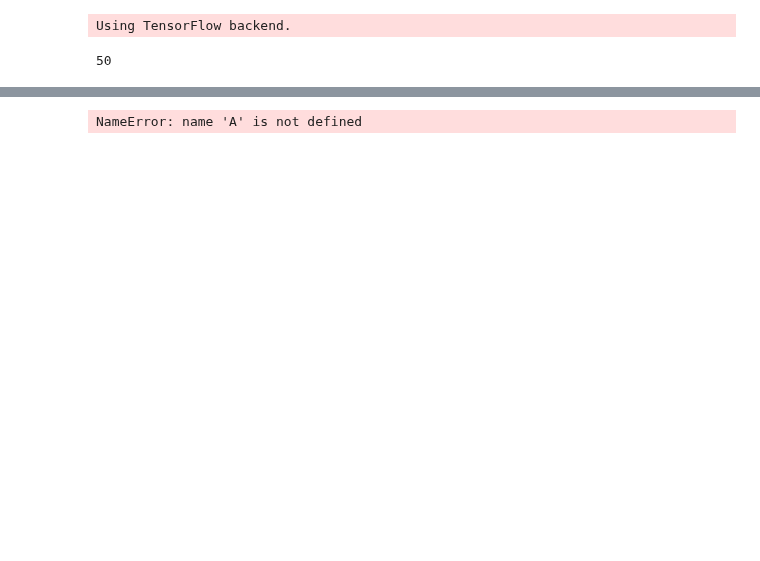
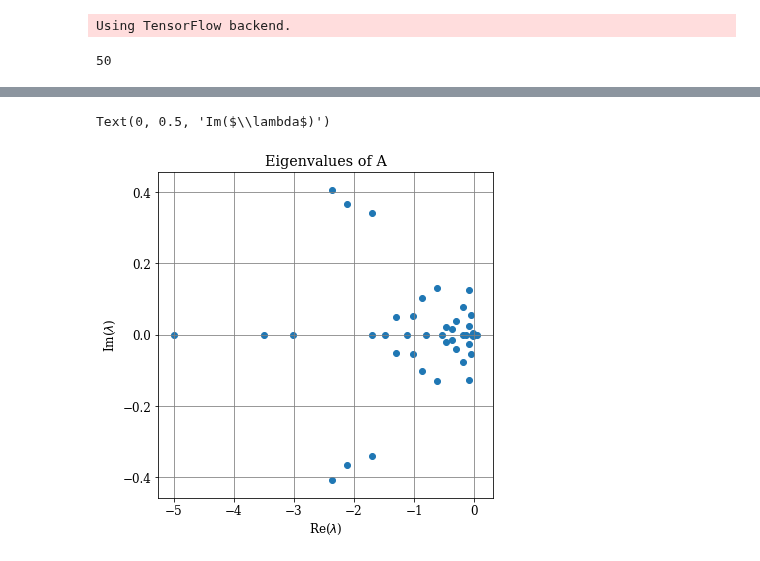
Before and after one commit to PlasmaControl/plasma-profile-predictor, a Jupyter notebook: linear_model.ipynb, the cells around one changed output, grey strips where cells are left out. Drawn from its saved outputs; the diff is of its cells as text; code cells hidden in the pictures; blank space fills up the shorter version.

```diff
--- a/linear_model.ipynb
+++ b/linear_model.ipynb
@@ -162,5 +169,14 @@ Text(0.5, 1, 'B')
-# %%
-A
-# %% [output]
-NameError: name 'A' is not defined
+# %%
+## Plot spectrum of A
+eigvals, eigvecs = np.linalg.eig(A)
+eigvals = np.log(eigvals)
+plt.figure(figsize=(6,6))
+plt.scatter(np.real(eigvals),np.imag(eigvals))
+plt.title('Eigenvalues of A')
+plt.grid(color='gray')
+plt.xlabel('Re($\lambda$)')
+plt.ylabel('Im($\lambda$)')
+# %% [output]
+Text(0, 0.5, 'Im($\\lambda$)')
+[figure, added]
 # %%
```
Also changed, not shown: parts of 15 cells of this notebook.
